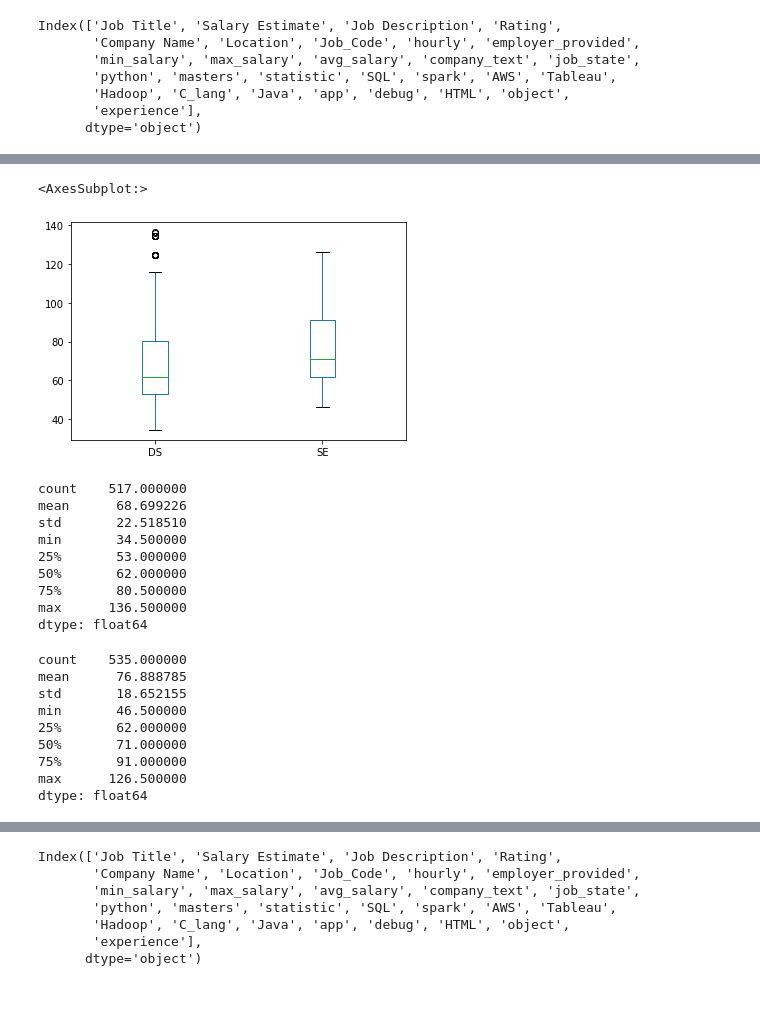
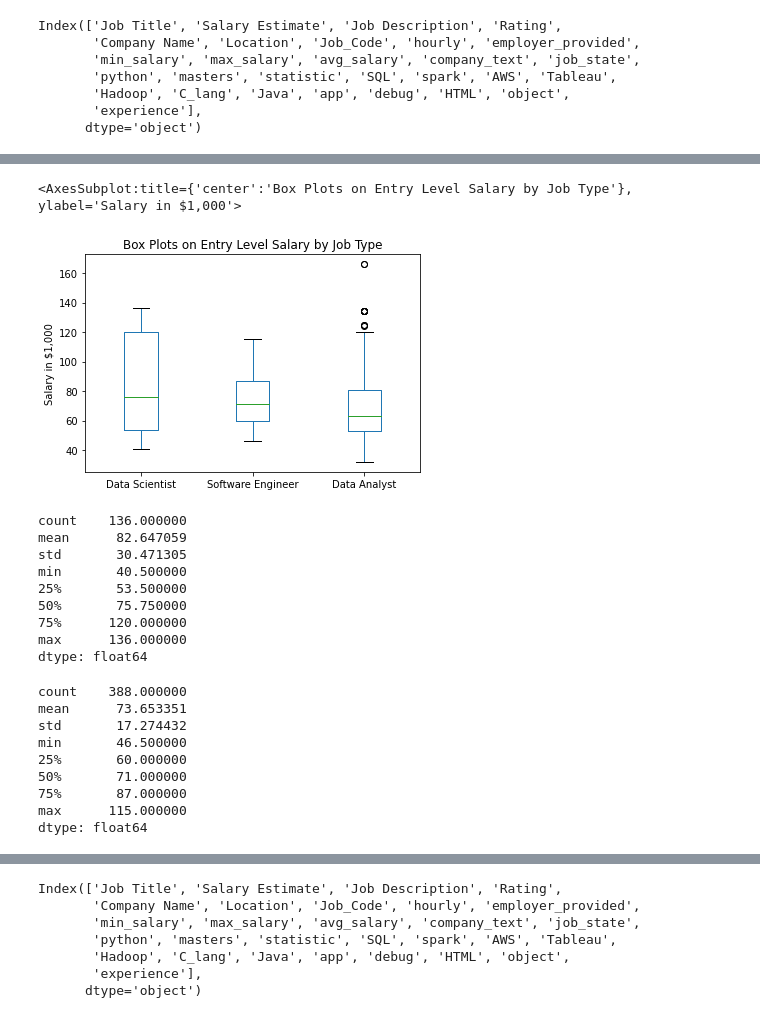
Before and after one commit to jbae42/Glassdoor_Job_Salary_Estimate, a Jupyter notebook: Exploratory Data Analysis/Exploratory Data Analysis.ipynb, the cells around one changed output, grey strips where cells are left out. Drawn from its saved outputs; the diff is of its cells as text; code cells hidden in the pictures.

```diff
--- a/Exploratory Data Analysis/Exploratory Data Analysis.ipynb
+++ b/Exploratory Data Analysis/Exploratory Data Analysis.ipynb
@@ -4,7 +4,7 @@ import matplotlib.pyplot as plt
 import seaborn as sns
 import numpy as np
 # %%
-df = pd.read_csv("entryLevel_cleaned.csv")
+df = pd.read_csv("df_cleaned_new.csv")
 # %%
 df.head()
 # %% [output]
@@ -66,6 +66,10 @@ def state_change(state):
         return "FL"
     elif x.lower() == "dekalb":
         return "GA"
+    elif x.lower() == "california":
+        return "CA"
+    elif x.lower() == "new york state":
+        return "NY"
     else:
         return x
 # %%
@@ -127,5 +143,5 @@ df[df.hourly == 1][['hourly','min_salary','max_salary','avg_salary']]
 # %%
-df.company_text = df.company_text.apply(lambda x: x.replace("\n",""))
+df.company_text = df.company_text.apply(lambda x: str(x).replace("\n",""))
 # %%
 df.columns
 # %% [output]
@@ -165,0 +187,5 @@ SE_sals.hist()
+# %%
+AN_sals = df.apply(lambda x: x['avg_salary'] if x['Job_Code'] == 'AN' else -1, axis = 1)
+AN_sals = AN_sals[AN_sals != -1]
+AN_sals_avg = AN_sals.mean()
+AN_sals_avg
@@ -166,31 +218,31 @@ SE_sals.hist()
 # %%
-combine = pd.concat([DS_sals,SE_sals],axis=1)
-combine = combine.rename(index=str, columns={0: "DS", 1:"SE"})
-combine.plot.box()
+combine = pd.concat([DS_sals,SE_sals,AN_sals],axis=1)
+combine = combine.rename(index=str, columns={0: "Data Scientist", 1:"Software Engineer", 2:"Data Analyst"})
+combine.plot.box(title='Box Plots on Entry Level Salary by Job Type', ylabel='Salary in $1,000')
 # %% [output]
-<AxesSubplot:>
+<AxesSubplot:title={'center':'Box Plots on Entry Level Salary by Job Type'}, ylabel='Salary in $1,000'>
-[figure, old version]
+[figure, new version]
 # %%
 DS_sals.describe()
 # %% [output]
-count    517.000000
-mean      68.699226
-std       22.518510
-min       34.500000
-25%       53.000000
-50%       62.000000
-75%       80.500000
-max      136.500000
+count    136.000000
+mean      82.647059
+std       30.471305
+min       40.500000
+25%       53.500000
+50%       75.750000
+75%      120.000000
+max      136.000000
 dtype: float64
 # %%
 SE_sals.describe()
 # %% [output]
-count    535.000000
-mean      76.888785
-std       18.652155
+count    388.000000
+mean      73.653351
+std       17.274432
 min       46.500000
-25%       62.000000
+25%       60.000000
 50%       71.000000
-75%       91.000000
-max      126.500000
+75%       87.000000
+max      115.000000
 dtype: float64
```
Also changed, not shown: parts of 37 cells of this notebook, 38 other files.
